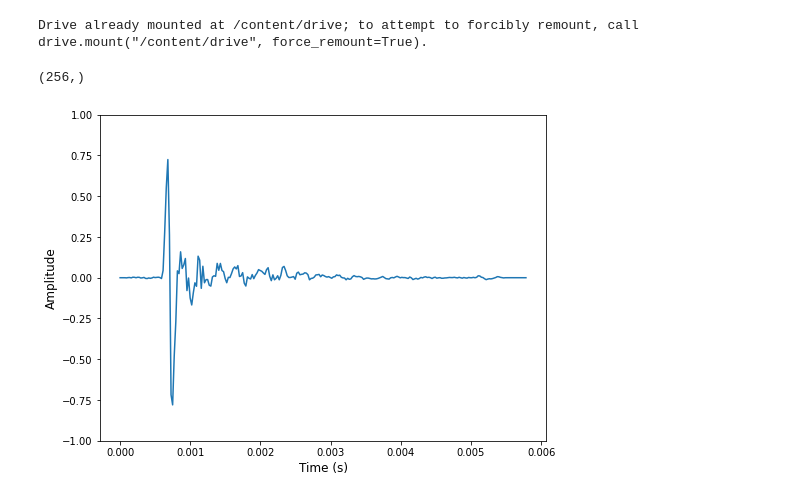
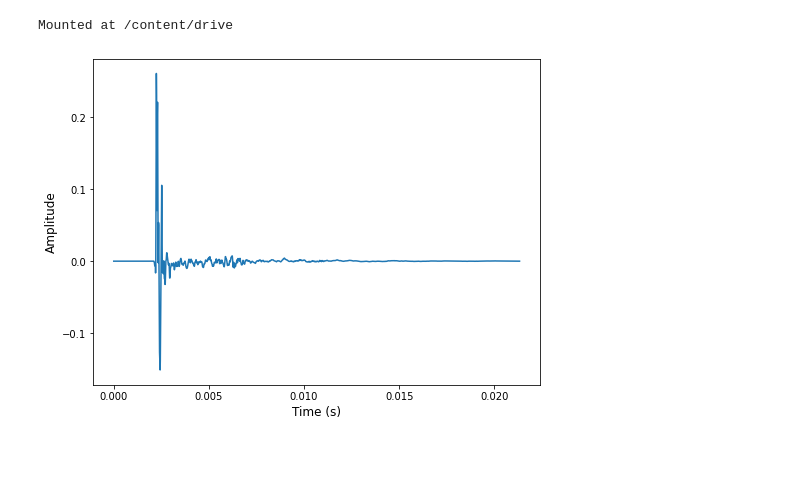
Before and after one commit to pakdaniel/DataMiningFinal, a Jupyter notebook: DataMiningFinal.ipynb, the cells around one changed output. Cells and saved outputs as stored; diff of their text form; code cells hidden in the pictures; blank space fills up the shorter version.

```diff
--- a/DataMiningFinal.ipynb
+++ b/DataMiningFinal.ipynb
@@ -40,8 +41,10 @@ drive.mount(drive_root)
 
 HUTUBS_PATH = os.path.join(drive_root, "My Drive", "HUTUBS")
 HRIR_DIR = os.path.join(HUTUBS_PATH, "HRIRs")
+
+T3D3A_PATH = os.path.join(drive_root, "My Drive", "3D3A", "Acoustic")
 # %% [output]
-Drive already mounted at /content/drive; to attempt to forcibly remount, call drive.mount("/content/drive", force_remount=True).
+Mounted at /content/drive
 # %%
 class SOFA:
   def __init__(self, obj):
@@ -147,15 +141,32 @@ t = np.arange(N)*dt
+# %%
+subject_exclude = [3, 5, 6, 7, 8, 9] # these subjects don't exist in 3D3A database
+
+hrir_paths = []
+for i in range(1,44+1):
+  if i not in subject_exclude:
+    var = "Subject" + str(i)
+    temp_path = os.path.join(T3D3A_PATH, var, var+"_HRIRs.sofa")
+    hrir_paths.append(temp_path)
+
+hrir_all = [read_sofa(i) for i in hrir_paths]
+
+assert len(hrir_all) == 38, "There should only be 38 subjects"
+# %%
+# THESE ARE FIXED PARAMETERS USED BY 3D3A! MUST NOT BE CHANGED!
+sr = 96000 # sampling frequency/sampling rate in Hz
+fs = sr
+dt = 1/sr
+N = 2048 # number of samples
+t = np.arange(N)*dt
 # %%
-temp = hrir_all[0].IR
-y = temp[0][0]
-y.shape
+test = hrir_all[0]
+y = test.IR[0][0]
-# %% [output]
-(256,)
 # %%
 plt.figure(figsize=(8,6))
-plt.plot(t, temp[0][0])
+plt.plot(t, y)
 plt.xlabel("Time (s)", fontsize = 12)
 plt.ylabel("Amplitude", fontsize = 12)
-plt.ylim([-1,1])
+# plt.ylim([-1,1])
 plt.show()
 # %% [output]
-[figure, old version]
+[figure, new version]
```
Also changed, not shown: parts of 14 cells of this notebook.
